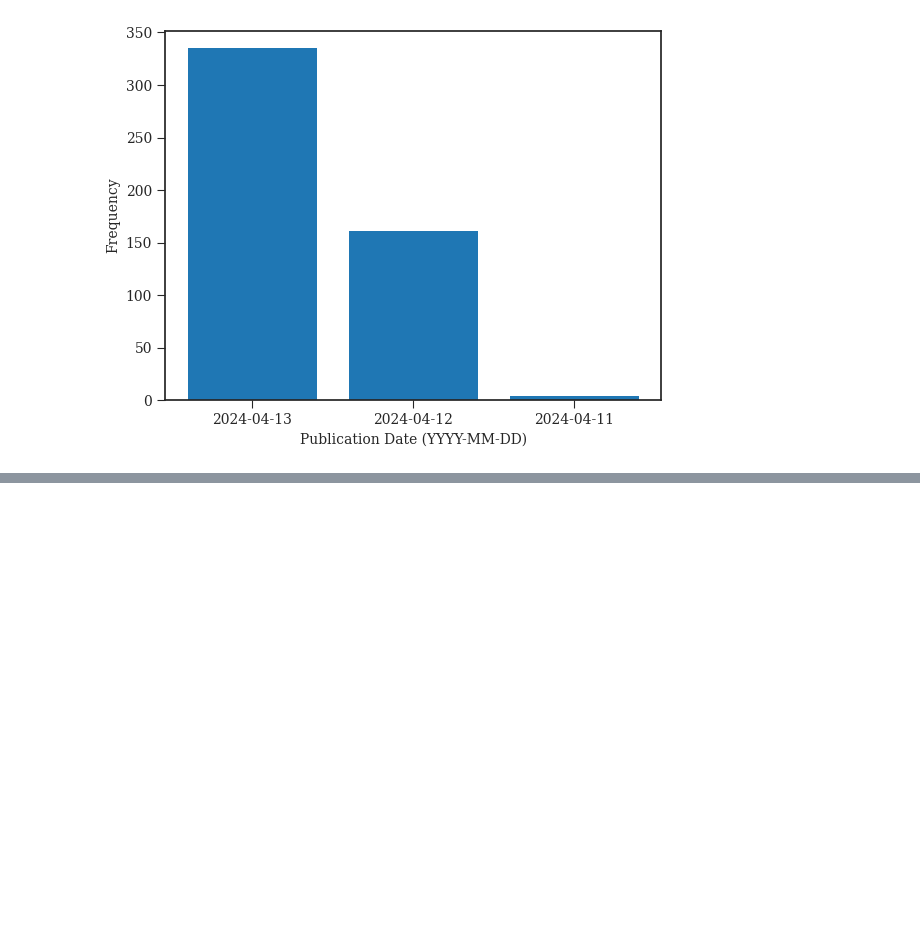
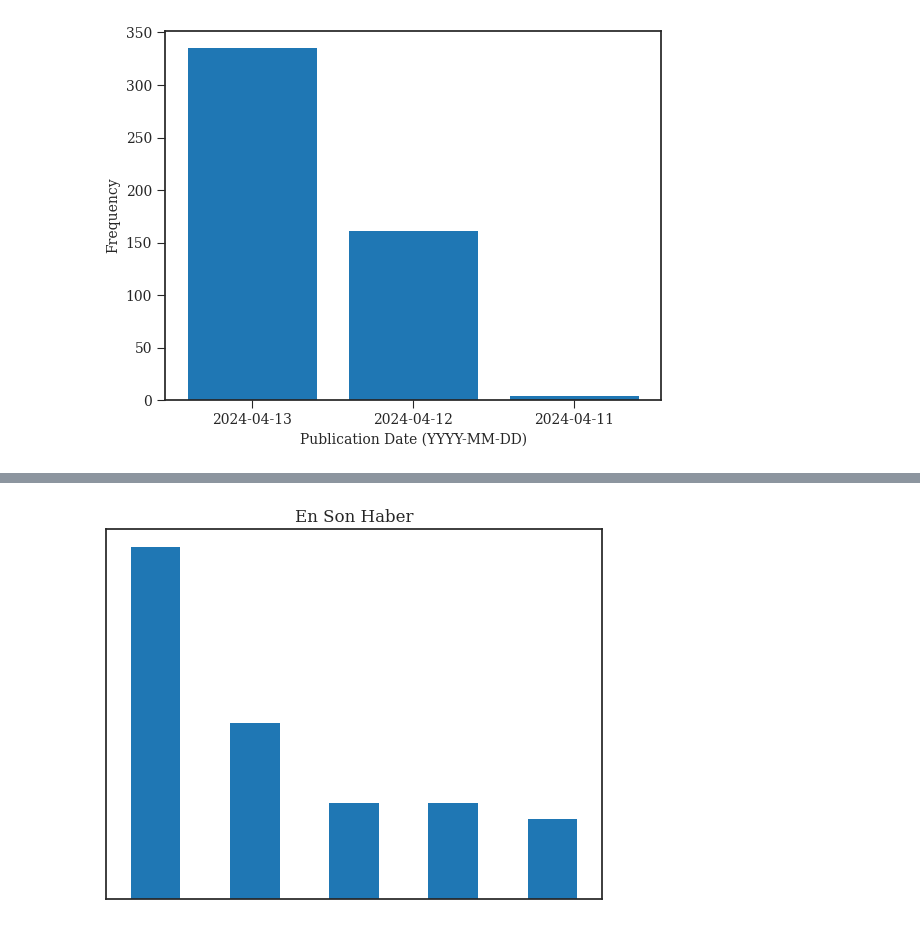
Before and after one commit to CanAksuLing/clickbait-corpus, a Jupyter notebook: plot.ipynb, the cells around one changed output, grey strips where cells are left out. Saved outputs shown, nothing was run; the diff lists cells and outputs as text; code cells hidden in the pictures; blank space fills up the shorter version.

```diff
--- a/plot.ipynb
+++ b/plot.ipynb
@@ -18,0 +28,6 @@ plt.savefig('assets/article-date-plot.svg')
+# %%
+clickbait = df.groupby('publisher').clickbait_score.value_counts().sort_index()
+clickbait.ensonhaber.plot(kind='bar', xlabel="", xticks=[], yticks=[], rot=0, title='En Son Haber')
+plt.savefig('assets/ensonhaber.svg', bbox_inches='tight')
+# %% [output]
+[figure, added]
```
Also changed, not shown: parts of 12 cells of this notebook, 20 other files.
